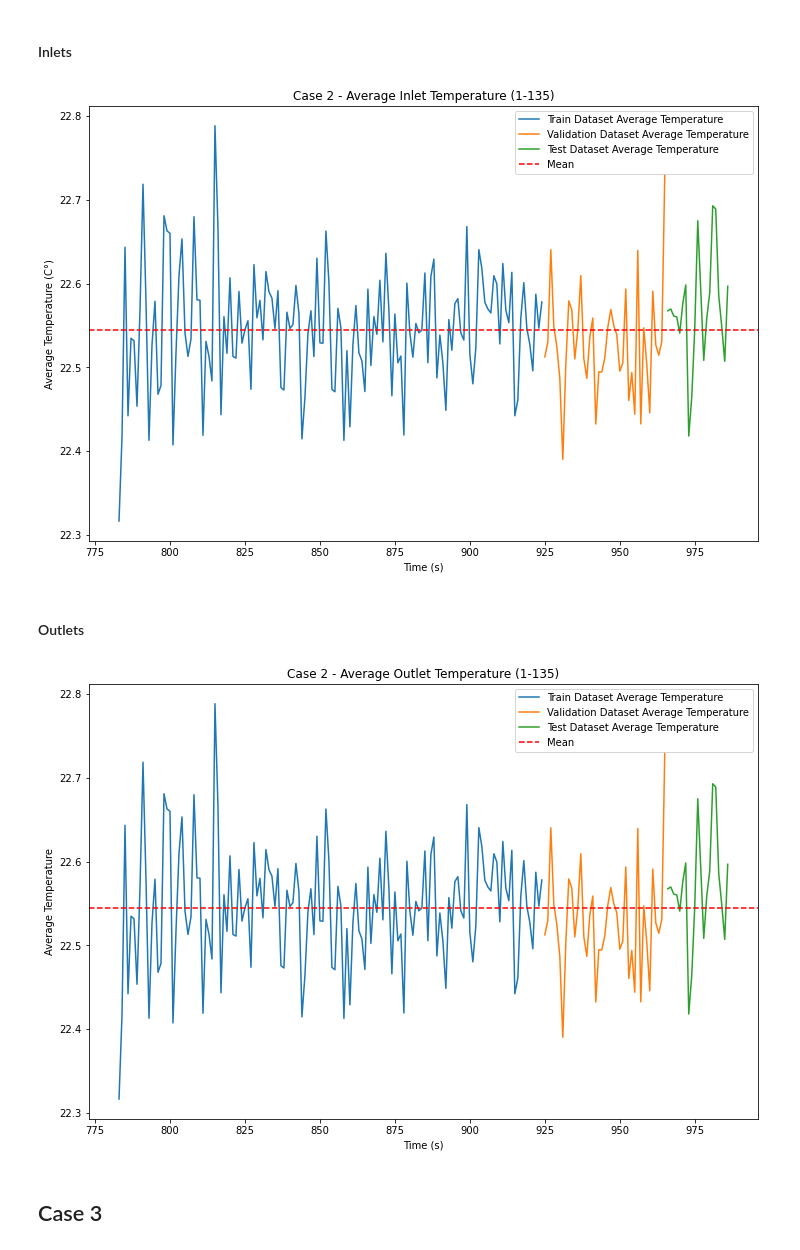
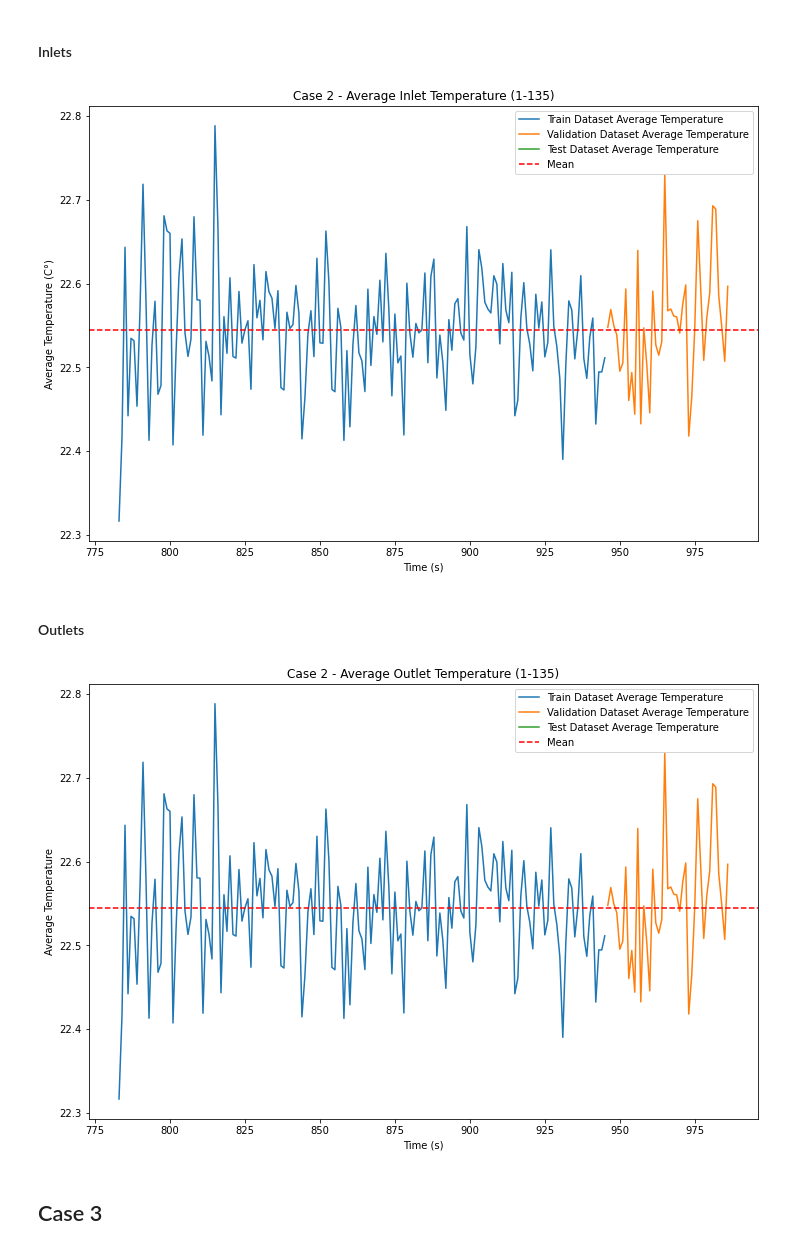
Before and after one commit to drdeleon/rack-temp-pred, a Jupyter notebook: rack-temp-pred/preprocessing.ipynb, the cells around one changed output. Saved outputs shown, nothing was run; the diff lists cells and outputs as text; code cells hidden in the pictures.

```diff
--- a/rack-temp-pred/preprocessing.ipynb
+++ b/rack-temp-pred/preprocessing.ipynb
@@ -3,12 +3,9 @@ import pandas as pd
 import matplotlib.pyplot as plt
 from utils import train_test_val_split
 # %%
-# inlets
-inlets = pd.read_csv("../datasets/all_inlets.csv")
-inlets = inlets.drop(["Time"], axis=1)
+inlets = pd.read_csv("../datasets/all_inlets.csv", index_col="Time")
 inlets = inlets.add_prefix("inlet_")
 
 # outlets
-outlets = pd.read_csv("../datasets/all_outlets.csv")
-outlets = outlets.drop(["Time"], axis=1)
+outlets = pd.read_csv("../datasets/all_outlets.csv", index_col="Time")
 outlets = outlets.add_prefix("outlet_")
@@ -152,7 +181,7 @@ plt.savefig("../plots/preprocessing/case1_outlet_temp.jpg", dpi=300)
 # %% [markdown]
 ## Case 2
 # %%
-train_c2, test_c2, val_c2 = train_test_val_split(case_2)
+train_c2, test_c2, val_c2 = train_test_val_split(case_2, test_size=0)
 # %% [markdown]
 ### Fan Speed
 # %% [markdown]
@@ -211,29 +240,29 @@ plt.legend()
 
 plt.savefig("../plots/preprocessing/case2_inlet_temp.jpg", dpi=300)
 # %% [output]
-[figure, old version]
+[figure, new version]
 # %% [markdown]
 #### Outlets
 # %%
 fig, ax = plt.subplots(figsize=(12,8))
 
 train_c2[outlet_cols].mean(axis=1).plot(label="Train Dataset Average Temperature")
 val_c2[outlet_cols].mean(axis=1).plot(label="Validation Dataset Average Temperature")
 test_c2[outlet_cols].mean(axis=1).plot(label="Test Dataset Average Temperature")
 
 mean = case_2[outlet_cols].mean().mean()
 plt.axhline(mean, color='r', linestyle='dashed', label='Mean')
 # ax.text(0, mean+0.05, "{:.2f}".format(mean), color='r')
 
 plt.title("Case 2 - Average Outlet Temperature (1-135)")
 plt.xlabel("Time (s)")
-plt.ylabel("Average Temperature")
+plt.ylabel("Average Temperature (C°)")
 
 plt.legend()
 
 plt.savefig("../plots/preprocessing/case2_outlet_temp.jpg", dpi=300)
 # %% [output]
-[figure, old version]
+[figure, new version]
 # %% [markdown]
 ## Case 3
 # %%
```
Also changed, not shown: parts of 25 cells of this notebook.
